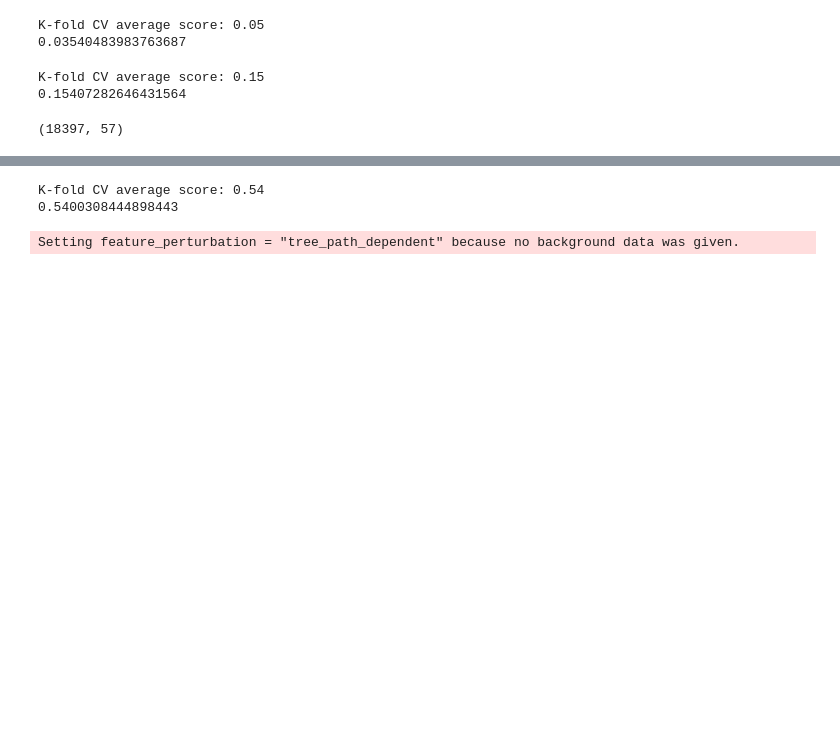
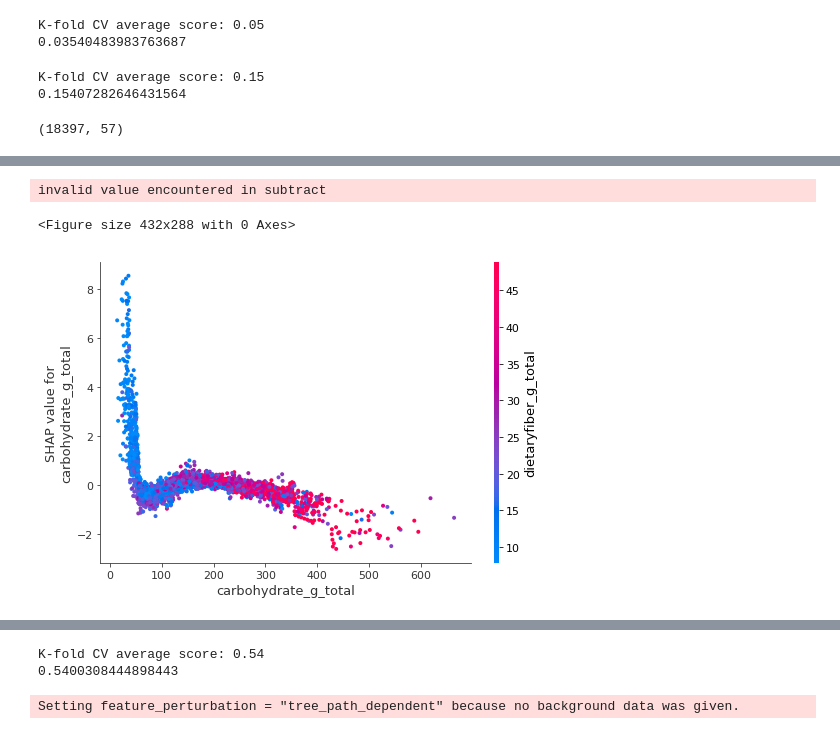
Before and after one commit to ElviraMingazova/MA_Thesis, a Jupyter notebook: Predictions from the diet and personal features.ipynb, the cells around one changed output, grey strips where cells are left out. Cells and saved outputs as stored; diff of their text form; code cells hidden in the pictures; blank space fills up the shorter version.

```diff
--- a/Predictions from the diet and personal features.ipynb
+++ b/Predictions from the diet and personal features.ipynb
@@ -1759,0 +1726,9 @@ shap.summary_plot(shap_values, X_train)
+# %%
+plt.figure()
+shap.dependence_plot('carbohydrate_g_total', shap_values, X_train, show=False)
+plt.tight_layout()
+plt.savefig('figures/SHAP_carbs_total_depend')
+# %% [output]
+invalid value encountered in subtract
+<Figure size 432x288 with 0 Axes>
+[figure, added]
```
Also changed, not shown: parts of 27 cells of this notebook.
